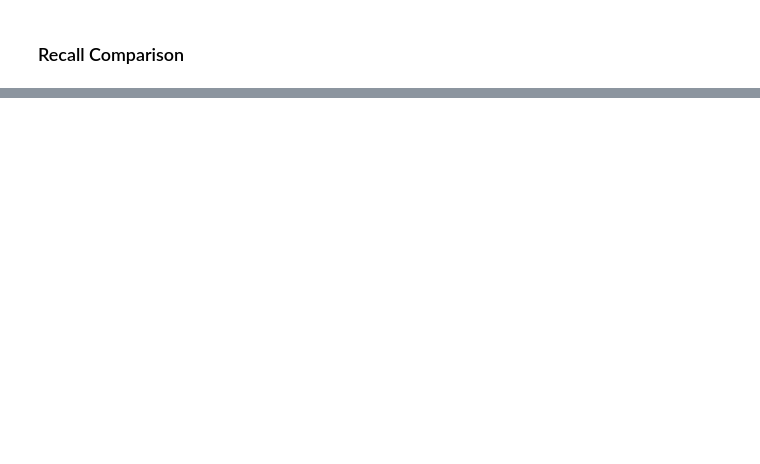
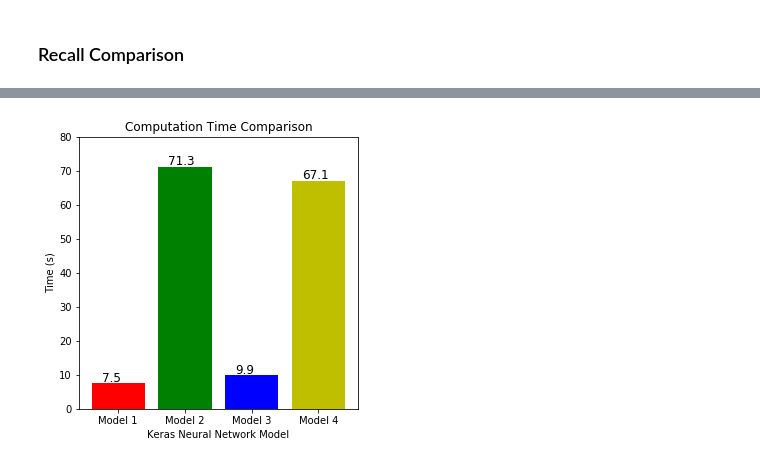
Before and after one commit to ShengHow95/tensorflow-fake-news-detection, a Jupyter notebook: Source Code/Fake News Comparison Report.ipynb, the cells around one changed output, grey strips where cells are left out. Drawn from its saved outputs; the diff is of its cells as text; code cells hidden in the pictures; blank space fills up the shorter version.

```diff
--- a/Source Code/Fake News Comparison Report.ipynb
+++ b/Source Code/Fake News Comparison Report.ipynb
@@ -86,2 +75,24 @@ plt.show()
 # %% [markdown]
 ### Recall Comparison
+# %%
+# create plot
+fig, ax = plt.subplots(figsize=[5,5])
+
+x_values = ['Model 1', 'Model 2', 'Model 3', 'Model 4']
+y_values = [
+            float(tfidf_model_title.get('Title_Recall'))*100,
+            float(tfidf_model_content.get('Content_Recall'))*100,
+            float(sequence_model_title.get('Title_Recall'))*100,
+            float(sequence_model_content.get('Content_Recall'))*100
+           ]
+
+plt.bar(x_values, y_values, color=['r','g','b','y'])
+plt.xlabel('Keras Neural Network Model')
+plt.ylabel('Performance (%)')
+plt.ylim(80,100)
+plt.title('Recall Comparison')
+
+for i in range(4):
+    ax.text(i - 0.25, y_values[i] + 0.5, "%.1f%%" % y_values[i], fontsize=12)
+
+plt.show()
@@ -87,0 +101,24 @@ plt.show()
+# %%
+# create plot
+fig, ax = plt.subplots(figsize=[5,5])
+
+x_values = ['Model 1', 'Model 2', 'Model 3', 'Model 4']
+y_values = [
+            float(tfidf_model_title.get('Time')),
+            float(tfidf_model_content.get('Time')),
+            float(sequence_model_title.get('Time')),
+            float(sequence_model_content.get('Time'))
+           ]
+
+plt.bar(x_values, y_values, color=['r','g','b','y'])
+plt.xlabel('Keras Neural Network Model')
+plt.ylabel('Time (s)')
+plt.ylim(0,80)
+plt.title('Computation Time Comparison')
+
+for i in range(4):
+    ax.text(i - 0.25, y_values[i] + 0.5, "%.1f" % y_values[i], fontsize=12)
+
+plt.show()
+# %% [output]
+[figure, added]
```
Also changed, not shown: parts of 15 cells of this notebook, 8 other files.
